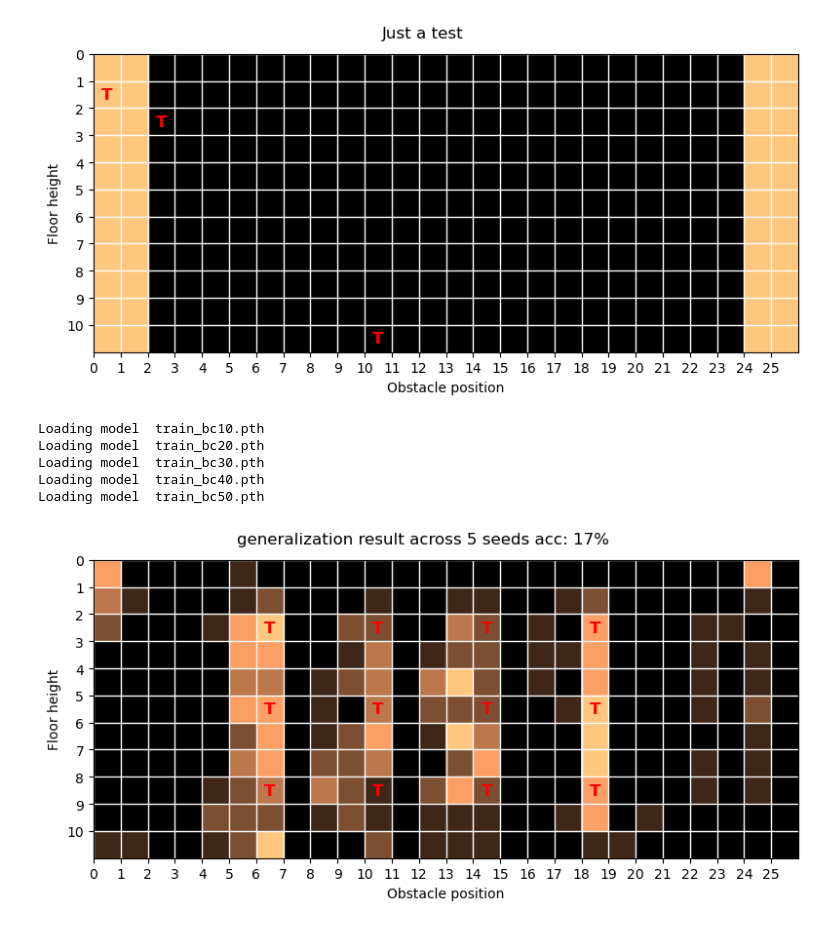
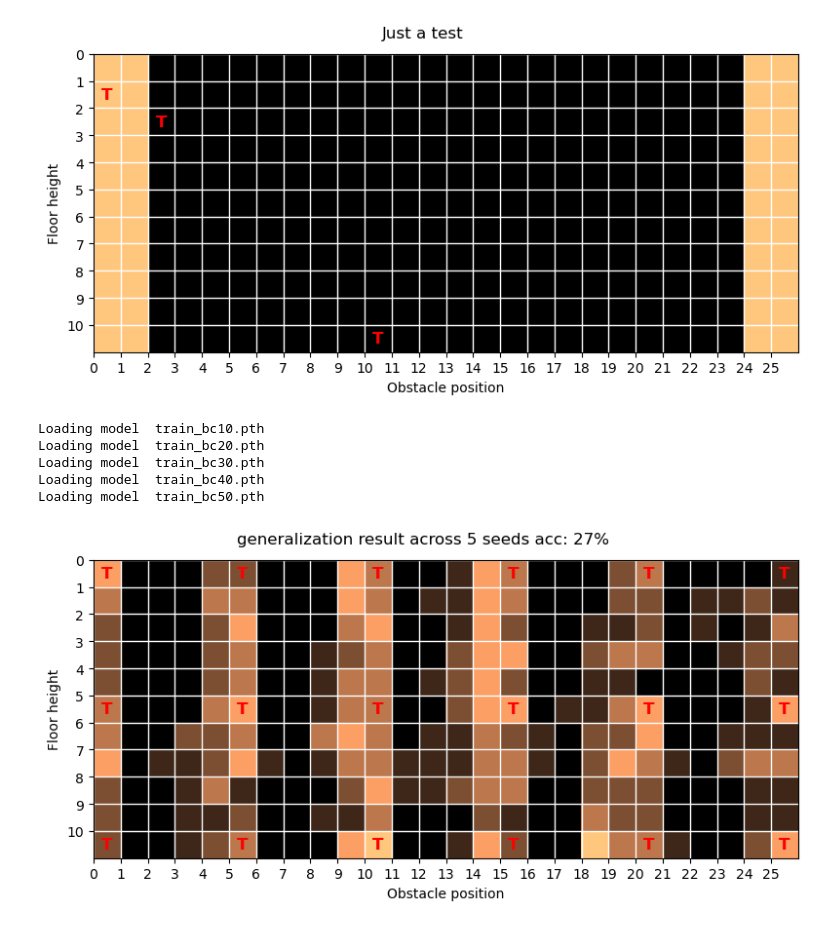
Before and after one commit to manusimidt/jku_master_thesis, a Jupyter notebook: visualize_configuration_seed.ipynb, the cells around one changed output. Saved outputs shown, nothing was run; the diff lists cells and outputs as text; code cells hidden in the pictures.

```diff
--- a/visualize_configuration_seed.ipynb
+++ b/visualize_configuration_seed.ipynb
@@ -31,7 +31,7 @@ plt.show()
 [figure]
 # %%
 render = False
-folder_name: str = './experiments/230702-144402/'
+folder_name: str = './experiments/230704-091335/'
 
 def play_episode(model: ActorNet, env: VanillaEnv)->bool:
     """
@@ -66,34 +66,34 @@ for models_name in models_names:
             # todo load the model and check performance for all configurations
             env = VanillaEnv([(curr_obs_pos, curr_floor_height),], rendering=render)
             set_seed(env, 31)
 
 
             model = ActorNet()
             ckp = torch.load(folder_name + models_name)
             model.load_state_dict(ckp['state_dict'])
             train_info = ckp['info']
 
 
 
             is_solved = play_episode(model, env)
             if is_solved:
                 grid[obs_pos_idx][floor_height_idx] += 1/len(models_names)
                 solved_counter += 1
             else:
                 failed_counter += 1
 
 acc = round(solved_counter * 100 / (solved_counter + failed_counter))
 fig = plot_evaluation_grid(np.fliplr(grid), map_conf_to_index(obstacle_pos, floor_height, train_info['conf']))
 fig.suptitle(f"generalization result across {len(models_names)} seeds acc: {acc}%")
 plt.savefig(folder_name + 'generalization.png')
 plt.show()
 # %% [output]
 Loading model  train_bc10.pth
 Loading model  train_bc20.pth
 Loading model  train_bc30.pth
 Loading model  train_bc40.pth
 Loading model  train_bc50.pth
-[figure, old version]
+[figure, new version]
 # %%
 # folder_name: str = './experiments/230702-144037/'
 log_names = [n for n in os.listdir(folder_name) if n.endswith('.csv')]
```
Also changed, not shown: parts of 1 cell of this notebook, 5 other files.
